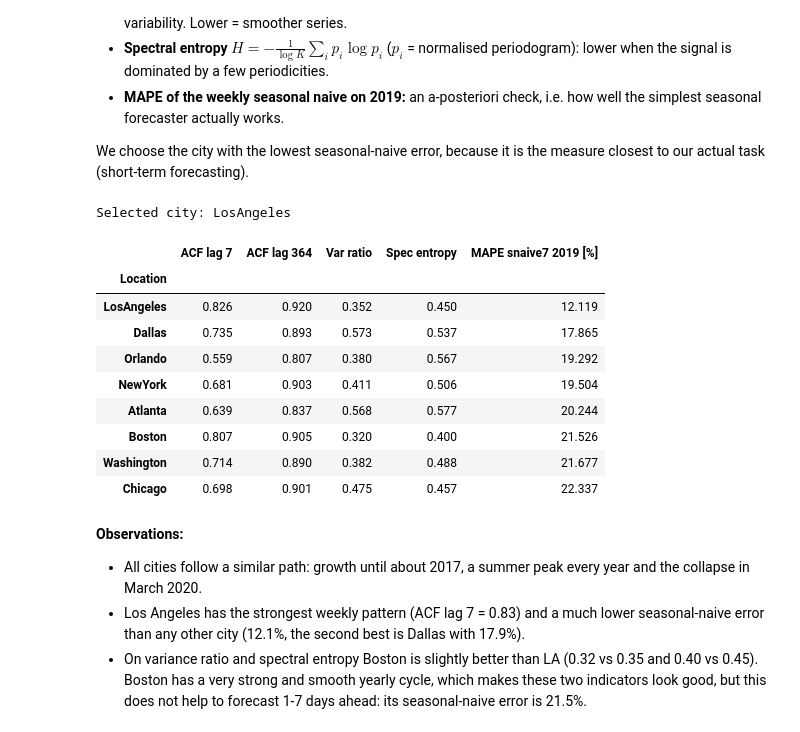
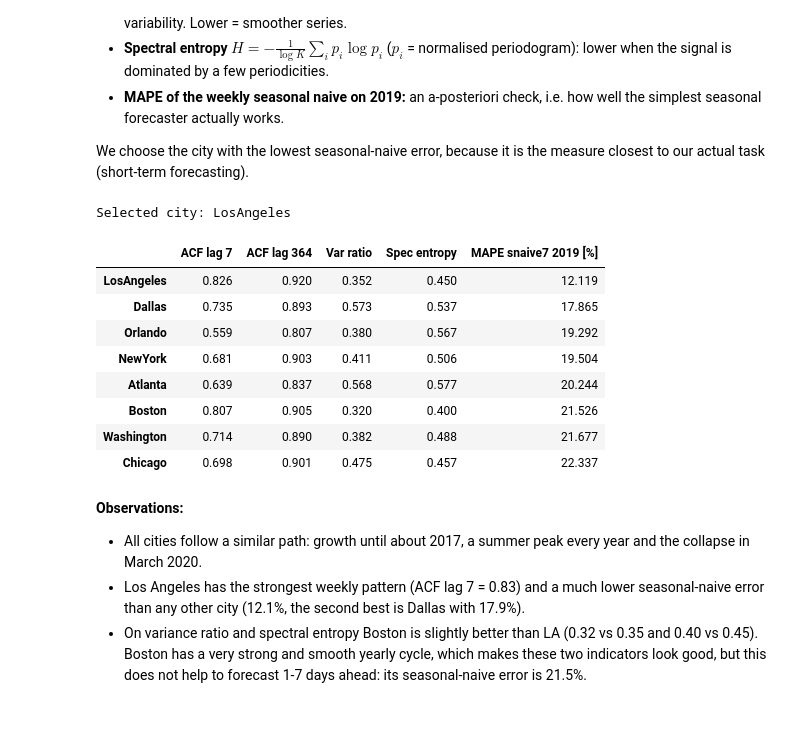
Before and after one commit to peykoff/minichallenge-forecasting, a Jupyter notebook: hotels_LA.ipynb, the cells around one changed output. Saved outputs shown, nothing was run; the diff lists cells and outputs as text; code cells hidden in the pictures.

```diff
--- a/hotels_LA.ipynb
+++ b/hotels_LA.ipynb
@@ -72,33 +72,38 @@ We choose the city with the lowest seasonal-naive error, because it is the measu
 # %%
 pre = rev.loc[:'2019']
 
 
 def spec_entropy(s):
     p = periodogram(s - s.mean())[1][1:]  # without the zero frequency
     p = p / p.sum()
     return -(p * np.log(p + 1e-12)).sum() / np.log(len(p))
 
 
 def snaive_mape(s):
     err = abs(s - s.shift(7)) / s
     return err.loc['2019'].mean() * 100
 
 
-stats = pd.DataFrame({
-    'ACF lag 7': pre.apply(lambda s: s.autocorr(7)),
-    'ACF lag 364': pre.apply(lambda s: s.autocorr(364)),
-    'Var ratio': pre.diff().var() / pre.var(),
-    'Spec entropy': pre.apply(spec_entropy),
-    'MAPE snaive7 2019 [%]': pre.apply(snaive_mape),
-}).sort_values('MAPE snaive7 2019 [%]').round(3)
+rows = {}
+
+for city in pre.columns:
+    s = pre[city]
+    rows[city] = {
+        'ACF lag 7': s.autocorr(7),
+        'ACF lag 364': s.autocorr(364),
+        'Var ratio': s.diff().var() / s.var(),
+        'Spec entropy': spec_entropy(s),
+        'MAPE snaive7 2019 [%]': snaive_mape(s),
+    }
+
+stats = pd.DataFrame(rows).T.sort_values('MAPE snaive7 2019 [%]').round(3)
 
 CITY = stats.index[0]
 print('Selected city:', CITY)
 stats
 # %% [output]
 Selected city: LosAngeles
 |  | ACF lag 7 | ACF lag 364 | Var ratio | Spec entropy | MAPE snaive7 2019 [%] |
-| Location |  |  |  |  |  |
 | LosAngeles | 0.826 | 0.920 | 0.352 | 0.450 | 12.119 |
 | Dallas | 0.735 | 0.893 | 0.573 | 0.537 | 17.865 |
 | Orlando | 0.559 | 0.807 | 0.380 | 0.567 | 19.292 |
```
Also changed, not shown: parts of 13 cells of this notebook, 2 other files.
